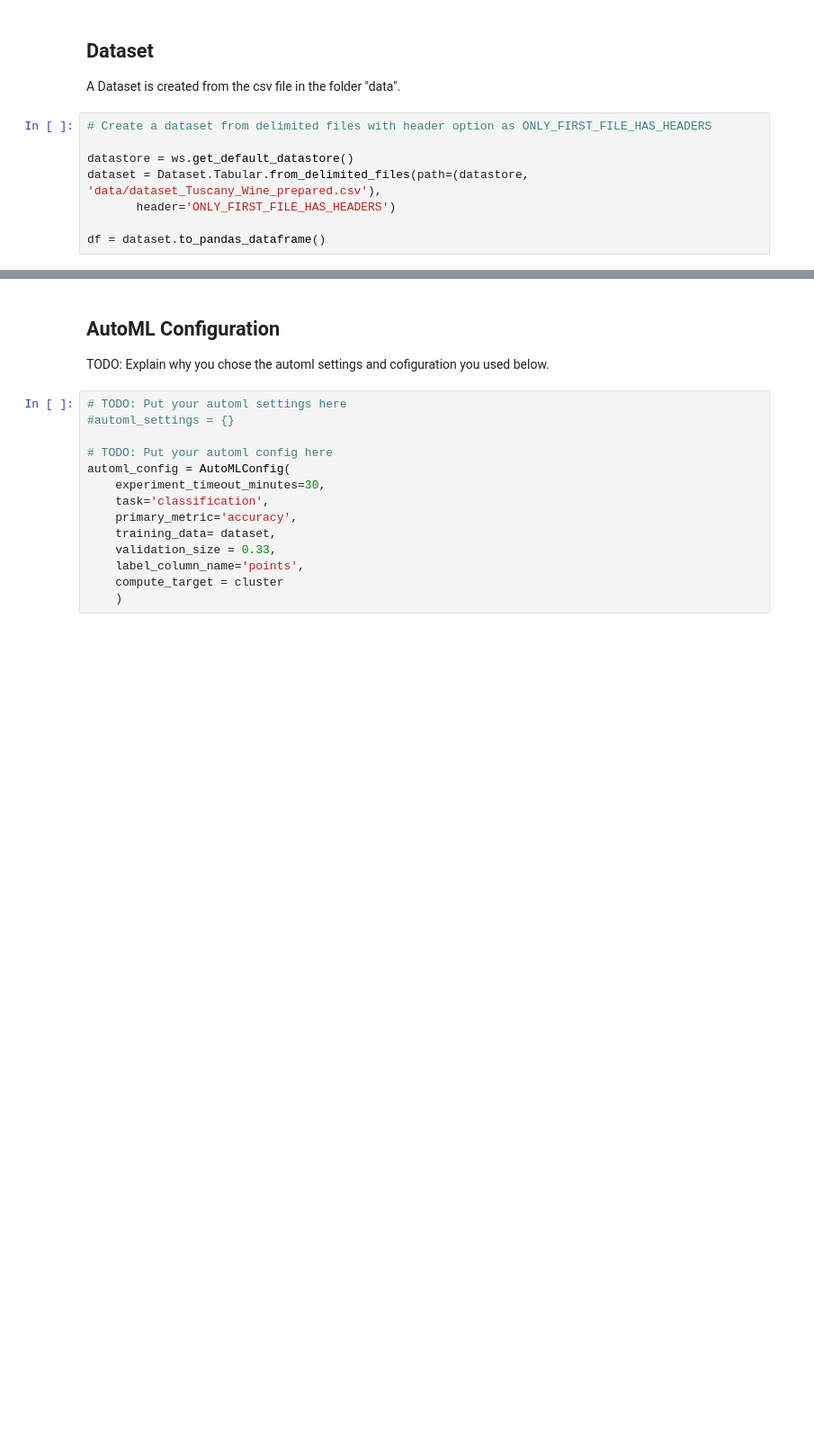
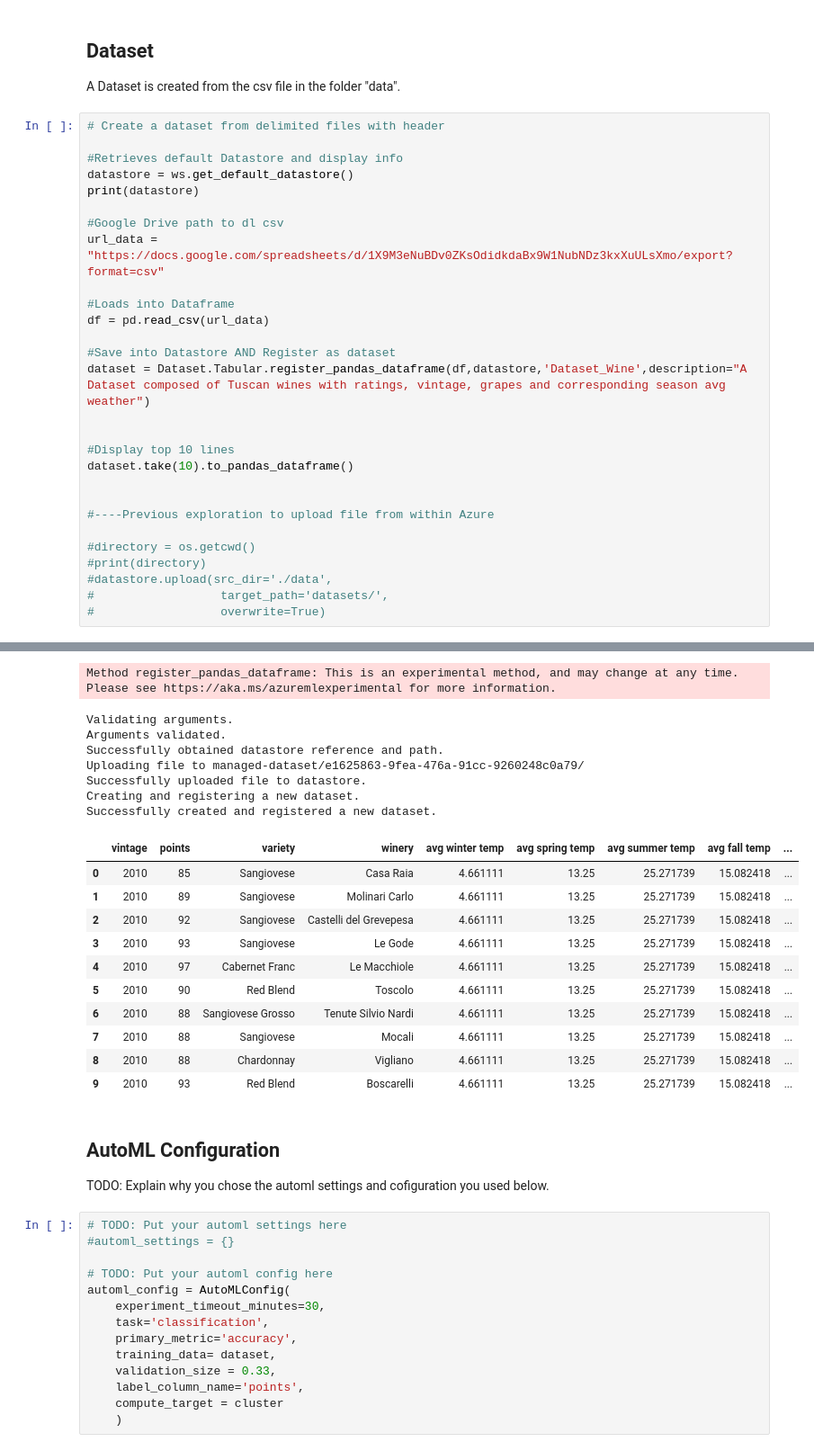
Before and after one commit to Aleaume/UdacityML_P3, a Jupyter notebook: starter_file/automl.ipynb, the cells around one changed output, grey strips where cells are left out. Shown: that part at 90% size. Saved outputs shown, nothing was run; the diff lists cells and outputs as text; blank space fills up the shorter version.

Commit message:
First testing session update

```diff
--- a/starter_file/automl.ipynb
+++ b/starter_file/automl.ipynb
@@ -61,11 +82,32 @@ cluster.wait_for_completion(show_output=True)  #Allows to continue on other thre
 # %% [markdown]
 ## Dataset
 A Dataset is created from the csv file in the folder "data".
-# %%
-# Create a dataset from delimited files with header option as ONLY_FIRST_FILE_HAS_HEADERS
-
-datastore = ws.get_default_datastore()
-dataset = Dataset.Tabular.from_delimited_files(path=(datastore, 'data/dataset_Tuscany_Wine_prepared.csv'),
-       header='ONLY_FIRST_FILE_HAS_HEADERS')
-
-df = dataset.to_pandas_dataframe()
+# %%
+# Create a dataset from delimited files with header
+
+#Retrieves default Datastore and display info
+datastore = ws.get_default_datastore()
+print(datastore)
+
+#Google Drive path to dl csv
+url_data = "https://docs.google.com/spreadsheets/d/1X9M3eNuBDv0ZKsOdidkdaBx9W1NubNDz3kxXuULsXmo/export?format=csv"
+
+#Loads into Dataframe
+df = pd.read_csv(url_data)
+
+#Save into Datastore AND Register as dataset
+dataset = Dataset.Tabular.register_pandas_dataframe(df,datastore,'Dataset_Wine',description="A Dataset composed of Tuscan wines with ratings, vintage, grapes and corresponding season avg weather")
+
+
+#Display top 10 lines
+dataset.take(10).to_pandas_dataframe()
+
+
+#----Previous exploration to upload file from within Azure
+
+#directory = os.getcwd()
+#print(directory)
+#datastore.upload(src_dir='./data',
+#                  target_path='datasets/',
+#                  overwrite=True)
+# %% [output]
@@ -72,3 +122,22 @@ df = dataset.to_pandas_dataframe()
+Method register_pandas_dataframe: This is an experimental method, and may change at any time. Please see https://aka.ms/azuremlexperimental for more information.
+Validating arguments.
+Arguments validated.
+Successfully obtained datastore reference and path.
+Uploading file to managed-dataset/e1625863-9fea-476a-91cc-9260248c0a79/
+Successfully uploaded file to datastore.
+Creating and registering a new dataset.
+Successfully created and registered a new dataset.
+|  | vintage | points | variety | winery | avg winter temp | avg spring temp | avg summer temp | avg fall temp | ... |
+| 0 | 2010 | 85 | Sangiovese | Casa Raia | 4.661111 | 13.25 | 25.271739 | 15.082418 | ... |
+| 1 | 2010 | 89 | Sangiovese | Molinari Carlo | 4.661111 | 13.25 | 25.271739 | 15.082418 | ... |
+| 2 | 2010 | 92 | Sangiovese | Castelli del Grevepesa | 4.661111 | 13.25 | 25.271739 | 15.082418 | ... |
+| 3 | 2010 | 93 | Sangiovese | Le Gode | 4.661111 | 13.25 | 25.271739 | 15.082418 | ... |
+| 4 | 2010 | 97 | Cabernet Franc | Le Macchiole | 4.661111 | 13.25 | 25.271739 | 15.082418 | ... |
+| 5 | 2010 | 90 | Red Blend | Toscolo | 4.661111 | 13.25 | 25.271739 | 15.082418 | ... |
+| 6 | 2010 | 88 | Sangiovese Grosso | Tenute Silvio Nardi | 4.661111 | 13.25 | 25.271739 | 15.082418 | ... |
+| 7 | 2010 | 88 | Sangiovese | Mocali | 4.661111 | 13.25 | 25.271739 | 15.082418 | ... |
+| 8 | 2010 | 88 | Chardonnay | Vigliano | 4.661111 | 13.25 | 25.271739 | 15.082418 | ... |
+| 9 | 2010 | 93 | Red Blend | Boscarelli | 4.661111 | 13.25 | 25.271739 | 15.082418 | ... |
 # %% [markdown]
 ## AutoML Configuration
 
```
Also changed, not shown: parts of 9 cells of this notebook, 1 other file.
